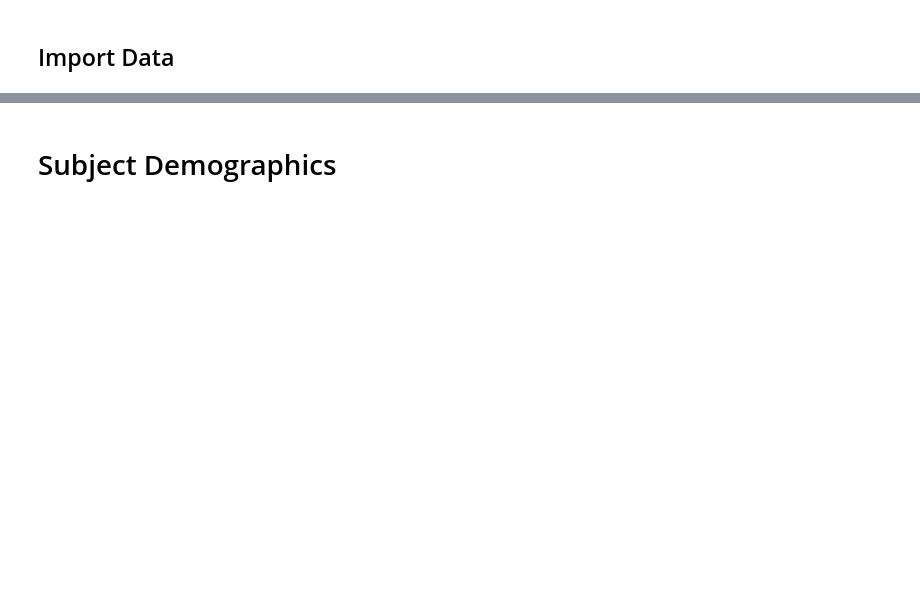
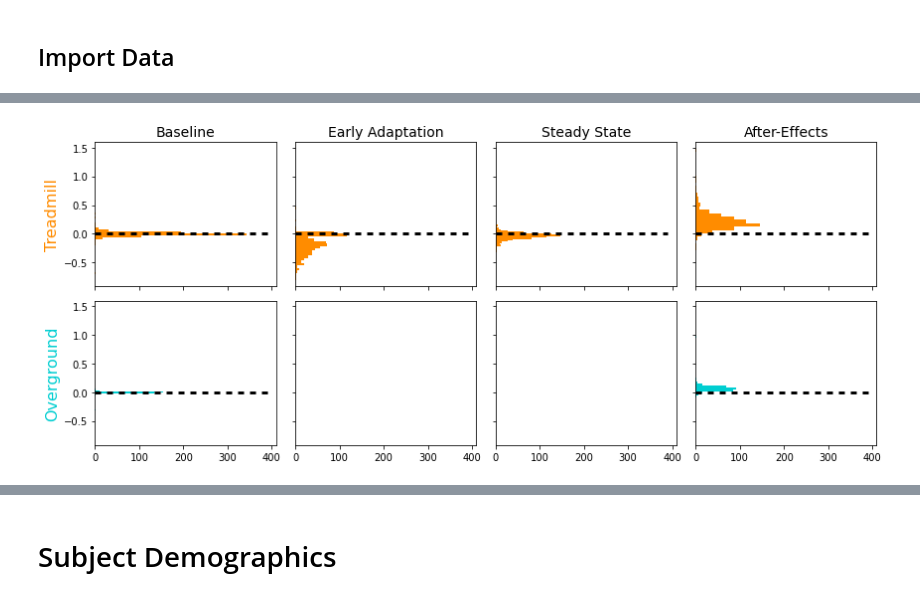
Before and after one commit to csombric/SplitBeltDatabase, a Jupyter notebook: SplitBeltAnalysis_DataCleaning.ipynb, the cells around one changed output, grey strips where cells are left out. Saved outputs shown, nothing was run; the diff lists cells and outputs as text; code cells hidden in the pictures; blank space fills up the shorter version.

```diff
--- a/SplitBeltAnalysis_DataCleaning.ipynb
+++ b/SplitBeltAnalysis_DataCleaning.ipynb
@@ -114,0 +84,33 @@ dfClean.shape
+# %%
+#plt.figure(figsize=(10, 12), sharey=True)
+fig, axs = plt.subplots(2, 4, sharey=True, sharex=True, tight_layout=True, figsize=(12,5))
+
+axs[0, 0].hist(dfClean.TMBase, orientation='horizontal', bins=30, color='darkorange')
+axs[0, 0].set_ylabel('Treadmill', FontSize=16, color='darkorange')
+axs[0, 0].set_title('Baseline', FontSize=14)
+axs[0, 0].plot([0, 390], [0, 0], 'k-', lw=3,dashes=[2, 2])
+
+axs[0, 1].hist(dfClean.EarlyA, orientation='horizontal', bins=30, color='darkorange')
+axs[0, 1].set_title('Early Adaptation', FontSize=14)
+axs[0, 1].plot([0, 390], [0, 0], 'k-', lw=3,dashes=[2, 2])
+
+axs[0, 2].hist(dfClean.TMSteady, orientation='horizontal', bins=30, color='darkorange')
+axs[0, 2].set_title('Steady State', FontSize=14)
+axs[0, 2].plot([0, 390], [0, 0], 'k-', lw=3,dashes=[2, 2])
+
+axs[0, 3].hist(dfClean.TMAfter, orientation='horizontal', bins=30, color='darkorange')
+axs[0, 3].set_title('After-Effects', FontSize=14)
+axs[0, 3].plot([0, 390], [0, 0], 'k-', lw=3,dashes=[2, 2])
+
+axs[1, 0].hist(dfClean.OGBase, orientation='horizontal', bins=30, color='darkturquoise')
+axs[1, 0].set_ylabel('Overground', FontSize=16, color='darkturquoise')
+axs[1, 0].plot([0, 390], [0, 0], 'k-', lw=3,dashes=[2, 2])
+
+axs[1, 3].hist(dfClean.OGAfter, orientation='horizontal', bins=30, color='darkturquoise')
+axs[1, 3].plot([0, 390], [0, 0], 'k-', lw=3,dashes=[2, 2])
+
+plt.savefig('EpochValidation.png', dpi=300, bbox_inches='tight', facecolor='w', transparent=False)
+
+fig.show()
+# %% [output]
+[figure, added]
```
Also changed, not shown: parts of 85 cells of this notebook, 11 other files.
